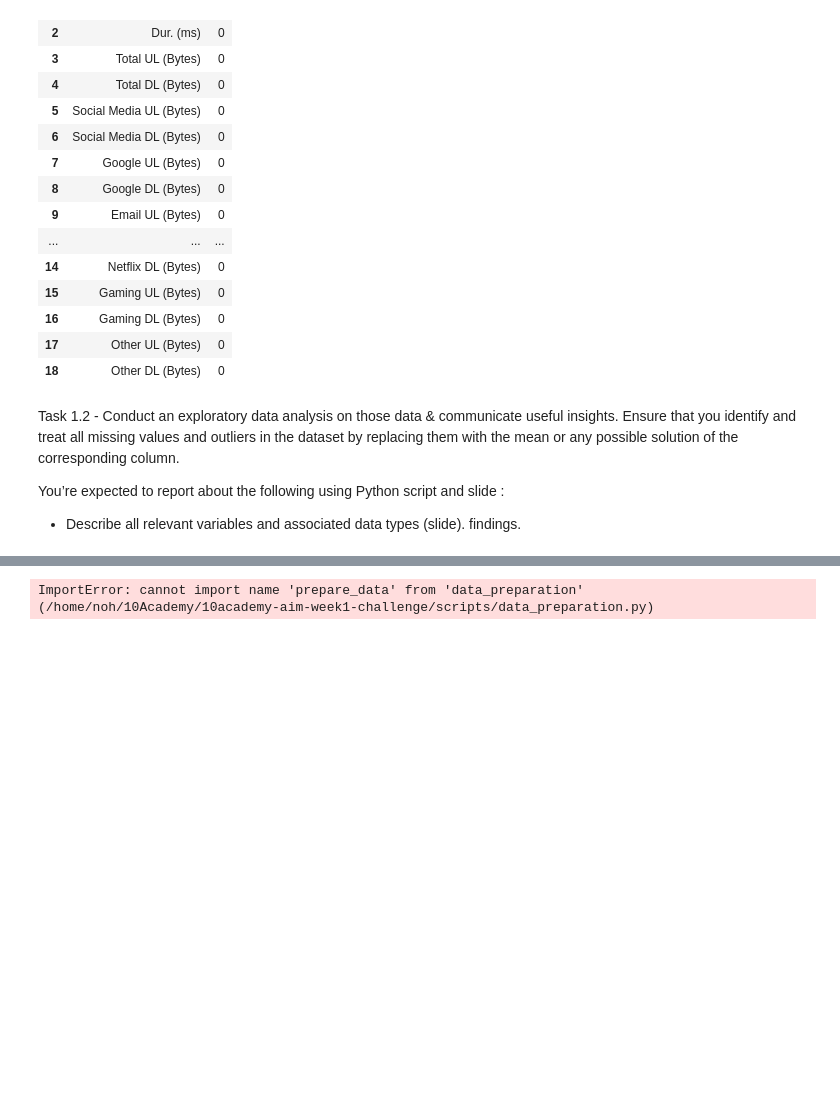
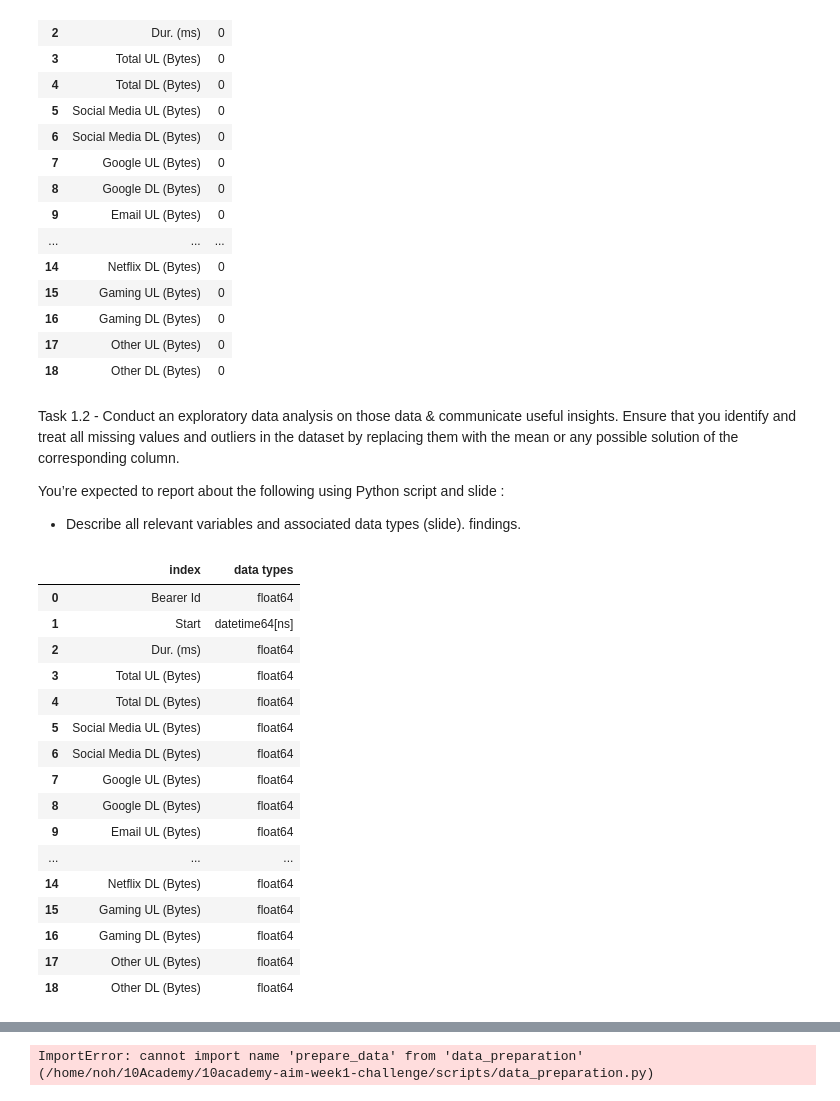
Before and after one commit to epythonlab/10academy-aim-week2-challenge, a Jupyter notebook: notebooks/user_analysis_notebook.ipynb, the cells around one changed output, grey strips where cells are left out. Drawn from its saved outputs; the diff is of its cells as text; code cells hidden in the pictures; blank space fills up the shorter version.

Commit message:
added variable descriptions and data types

```diff
--- a/notebooks/user_analysis_notebook.ipynb
+++ b/notebooks/user_analysis_notebook.ipynb
@@ -327,0 +329,20 @@ You’re expected to report about the following using Python script and slide  :
+# %%
+df_cleaned[agg_df.columns].dtypes.reset_index(name='data types')
+# %% [output]
+|  | index | data types |
+| 0 | Bearer Id | float64 |
+| 1 | Start | datetime64[ns] |
+| 2 | Dur. (ms) | float64 |
+| 3 | Total UL (Bytes) | float64 |
+| 4 | Total DL (Bytes) | float64 |
+| 5 | Social Media UL (Bytes) | float64 |
+| 6 | Social Media DL (Bytes) | float64 |
+| 7 | Google UL (Bytes) | float64 |
+| 8 | Google DL (Bytes) | float64 |
+| 9 | Email UL (Bytes) | float64 |
+| ... | ... | ... |
+| 14 | Netflix DL (Bytes) | float64 |
+| 15 | Gaming UL (Bytes) | float64 |
+| 16 | Gaming DL (Bytes) | float64 |
+| 17 | Other UL (Bytes) | float64 |
+| 18 | Other DL (Bytes) | float64 |
```
Also changed, not shown: parts of 10 cells of this notebook.
